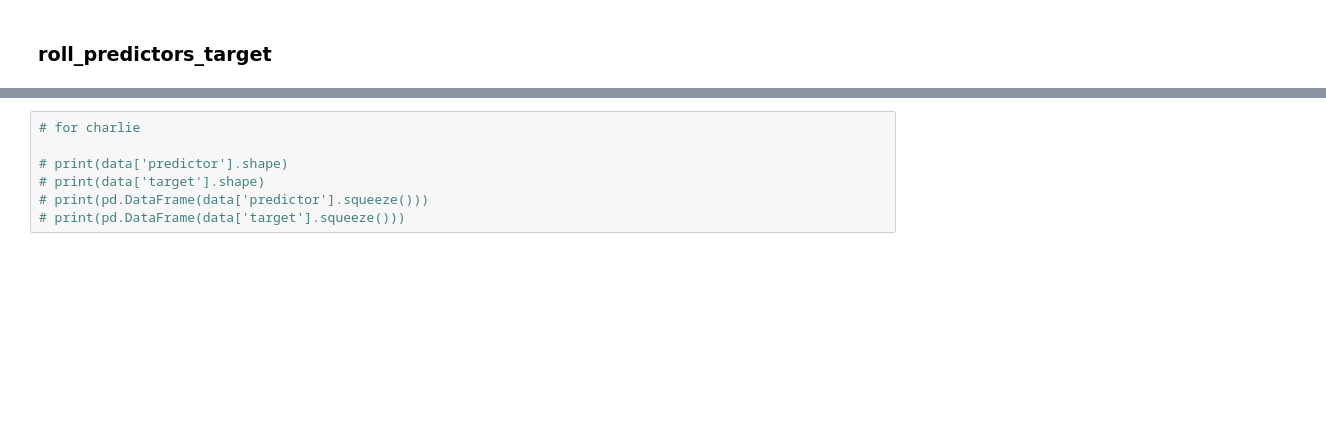
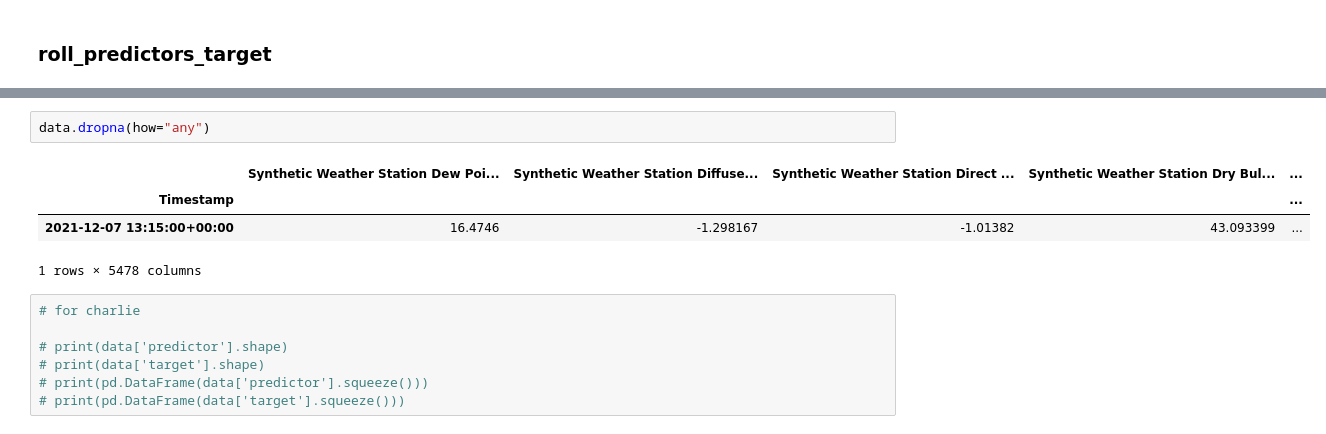
Before and after one commit to NREL/Wattile, a Jupyter notebook: notebooks/exploratory/data_processing_window_source_width_calc.ipynb, the cells around one changed output, grey strips where cells are left out. Cells and saved outputs as stored; diff of their text form; blank space fills up the shorter version.

```diff
--- a/notebooks/exploratory/data_processing_window_source_width_calc.ipynb
+++ b/notebooks/exploratory/data_processing_window_source_width_calc.ipynb
@@ -423,3 +465,10 @@ data["timestamp"] = timestamp
+# %%
+data.dropna(how="any")
+# %% [output]
+|  | Synthetic Weather Station Dew Poi... | Synthetic Weather Station Diffuse... | Synthetic Weather Station Direct ... | Synthetic Weather Station Dry Bul... | ... |
+| Timestamp |  |  |  |  | ... |
+| 2021-12-07 13:15:00+00:00 | 16.4746 | -1.298167 | -1.01382 | 43.093399 | ... |
+1 rows × 5478 columns
 # %%
 # for charlie
 
```
Also changed, not shown: parts of 7 cells of this notebook.
